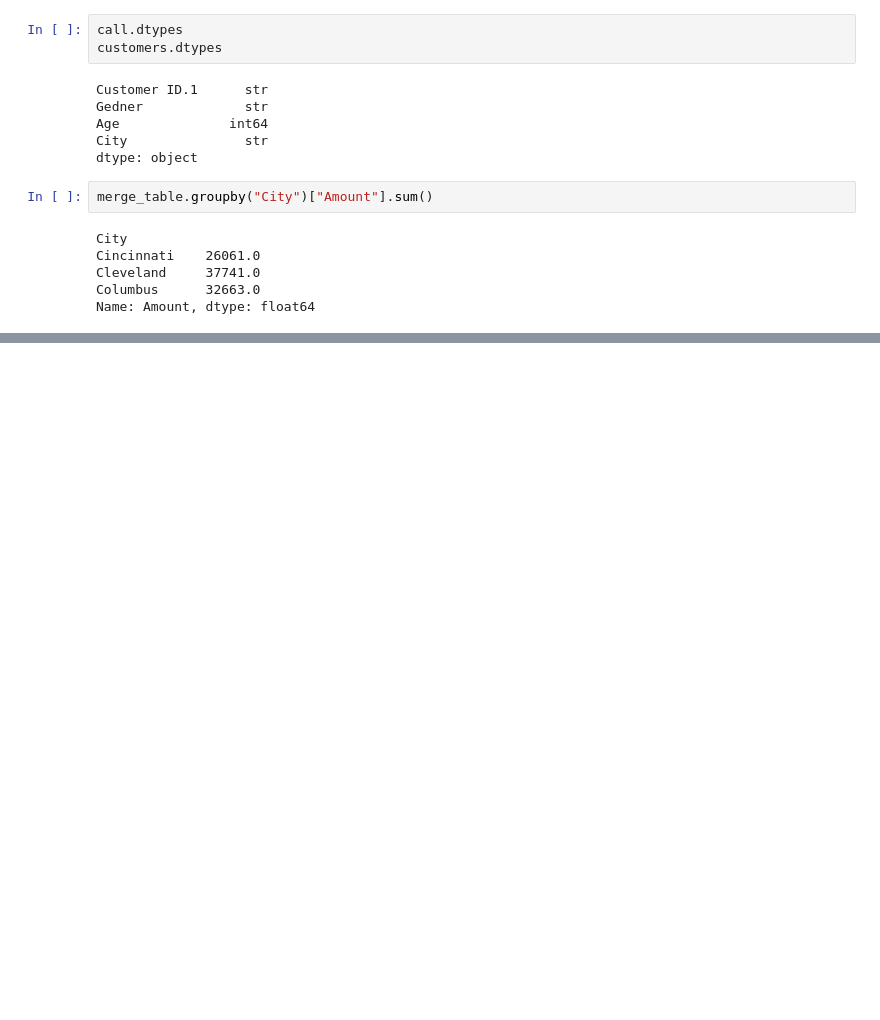
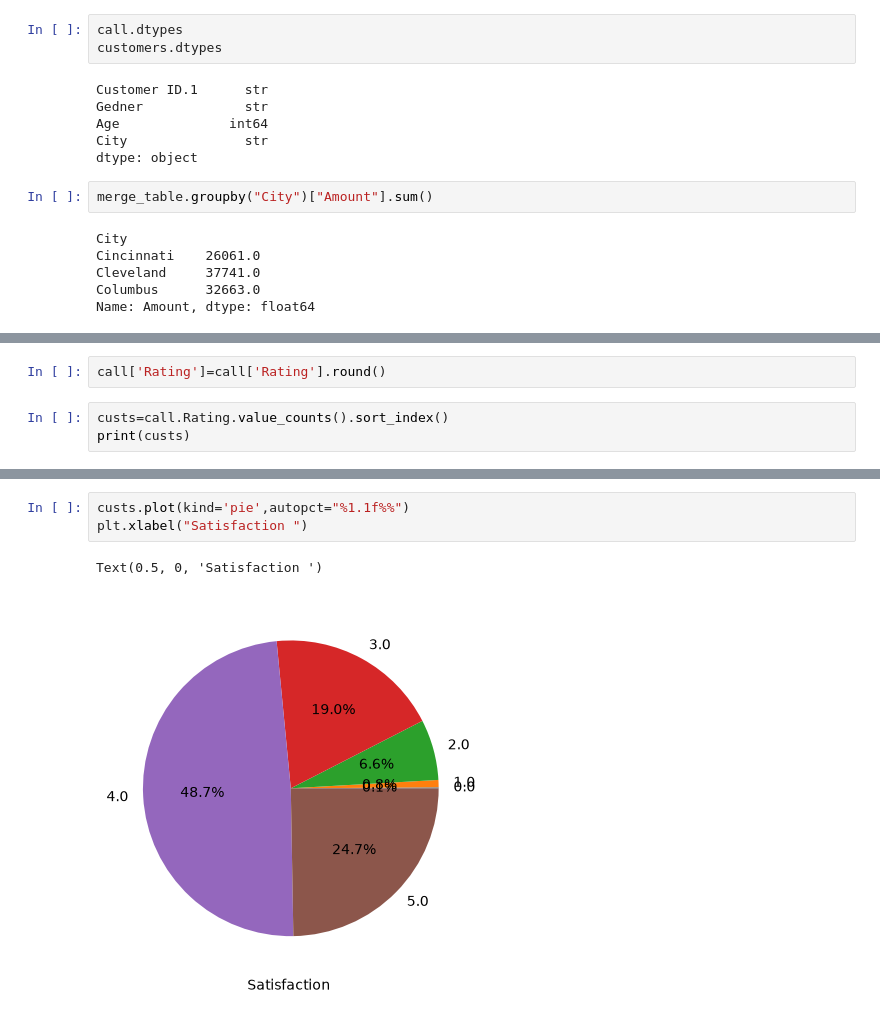
Before and after one commit to Muthamilbharathi/Call-center-perfomance-analysis, a Jupyter notebook: Source/call_center.ipynb, the cells around one changed output, grey strips where cells are left out. Cells and saved outputs as stored; diff of their text form; blank space fills up the shorter version.

```diff
--- a/Source/call_center.ipynb
+++ b/Source/call_center.ipynb
@@ -419,0 +574,5 @@ Name: Amount, dtype: float64
+# %%
+call['Rating']=call['Rating'].round()
+# %%
+custs=call.Rating.value_counts().sort_index()
+print(custs)
@@ -419,0 +588,6 @@ Name: Amount, dtype: float64
+# %%
+custs.plot(kind='pie',autopct="%1.1f%%")
+plt.xlabel("Satisfaction ")
+# %% [output]
+Text(0.5, 0, 'Satisfaction ')
+[figure, added]
```
Also changed, not shown: parts of 36 cells of this notebook, 1 other file.
